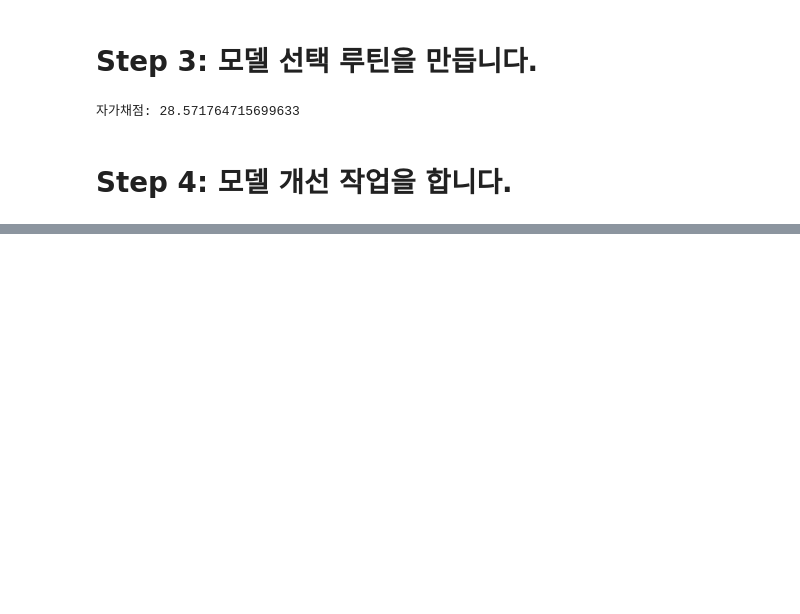
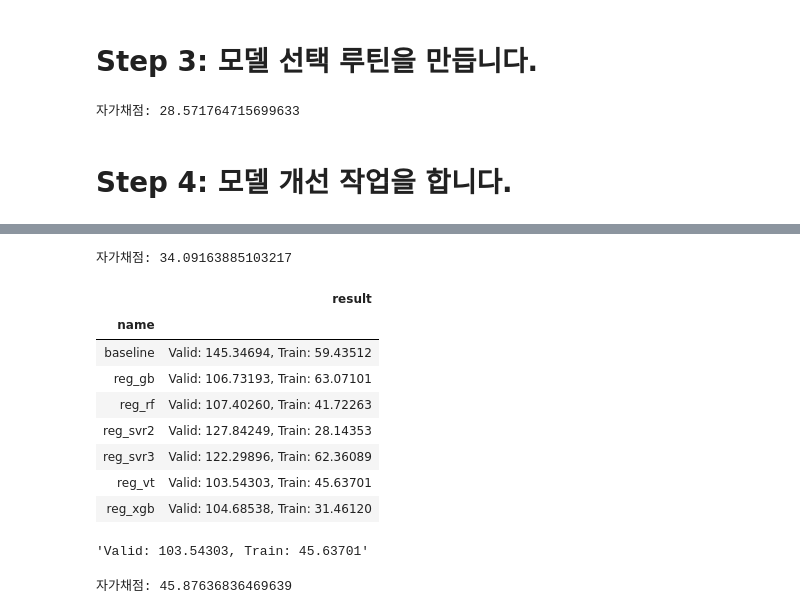
Before and after one commit to sunkusun9/DS_lv3_2506_1, a Jupyter notebook: sec_ds_lv3_prob3_kaggle.ipynb, the cells around one changed output, grey strips where cells are left out. Saved outputs shown, nothing was run; the diff lists cells and outputs as text; code cells hidden in the pictures; blank space fills up the shorter version.

```diff
--- a/sec_ds_lv3_prob3_kaggle.ipynb
+++ b/sec_ds_lv3_prob3_kaggle.ipynb
@@ -380,0 +423,15 @@ ct = ColumnTransformer([
+# %%
+# GB: Gradient Boosting Tree 를 사용해봅니다.
+
+from sklearn.ensemble import GradientBoostingRegressor
+
+X_gb = "15분, 30분, 45분, 60분, DayName, Hour, AM, Weekend_yn, Holiday_yn, Avg, TotalHour, 생산량, 기온, 풍속, 습도, 강수량, 전기요금(계절), 공장인원, 인건비"
+X_gb = [i.strip() for i in X_gb.split(',')]
+ct = ColumnTransformer([
+    ('pt', 'passthrough', X_gb)
+])
+
+reg_gb = make_pipeline(
+    ct, GradientBoostingRegressor(max_depth = None, max_leaf_nodes = 15, n_estimators = 100, min_samples_leaf = 8)
+)
+eval_model('reg_gb', reg_gb)
@@ -381,3 +477,32 @@ ct = ColumnTransformer([
+# %%
+prd = select_model(reg_rf)
+print("자가채점: {}".format(mean_absolute_error(s_kaggle_ans, prd)))
+# %% [output]
+자가채점: 34.09163885103217
 # %%
 # Voting은 List를 구성을해서 VotingRegressor를 통해 구할수 있습니다.
 # list의 요소는  (이름, 모델 인스턴스) 두 개의 튜플로 구성합니다.
+from sklearn.ensemble import VotingRegressor
+reg_vt = VotingRegressor([
+    #('reg_svr3', reg_svr3),
+    ('reg_xgb', reg_xgb),
+    ('reg_gb', reg_gb),
+    #('reg_rf', reg_rf)
+])
+eval_model('reg_vt', reg_vt)
+# %% [output]
+|  | result |
+| name |  |
+| baseline | Valid: 145.34694, Train: 59.43512 |
+| reg_gb | Valid: 106.73193, Train: 63.07101 |
+| reg_rf | Valid: 107.40260, Train: 41.72263 |
+| reg_svr2 | Valid: 127.84249, Train: 28.14353 |
+| reg_svr3 | Valid: 122.29896, Train: 62.36089 |
+| reg_vt | Valid: 103.54303, Train: 45.63701 |
+| reg_xgb | Valid: 104.68538, Train: 31.46120 |
+'Valid: 103.54303, Train: 45.63701'
+# %%
+prd = select_model(reg_vt)
+print("자가채점: {}".format(mean_absolute_error(s_kaggle_ans, prd)))
+# %% [output]
+자가채점: 45.87636836469639
```
Also changed, not shown: parts of 16 cells of this notebook.
